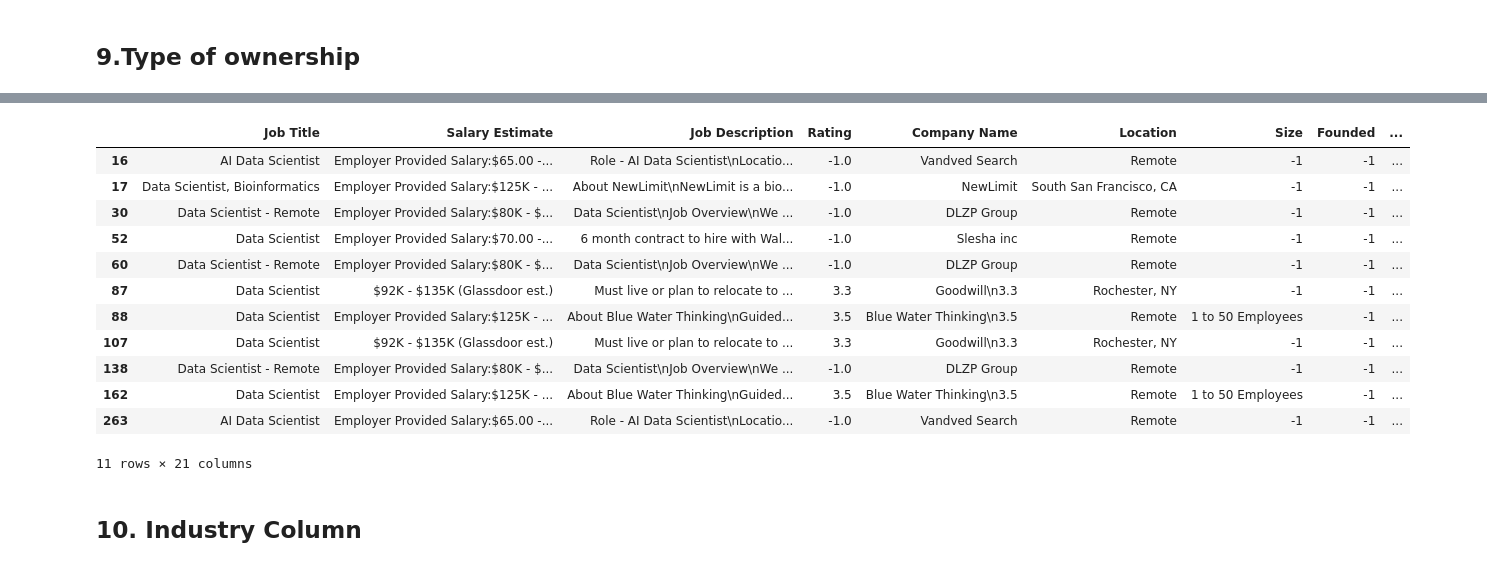
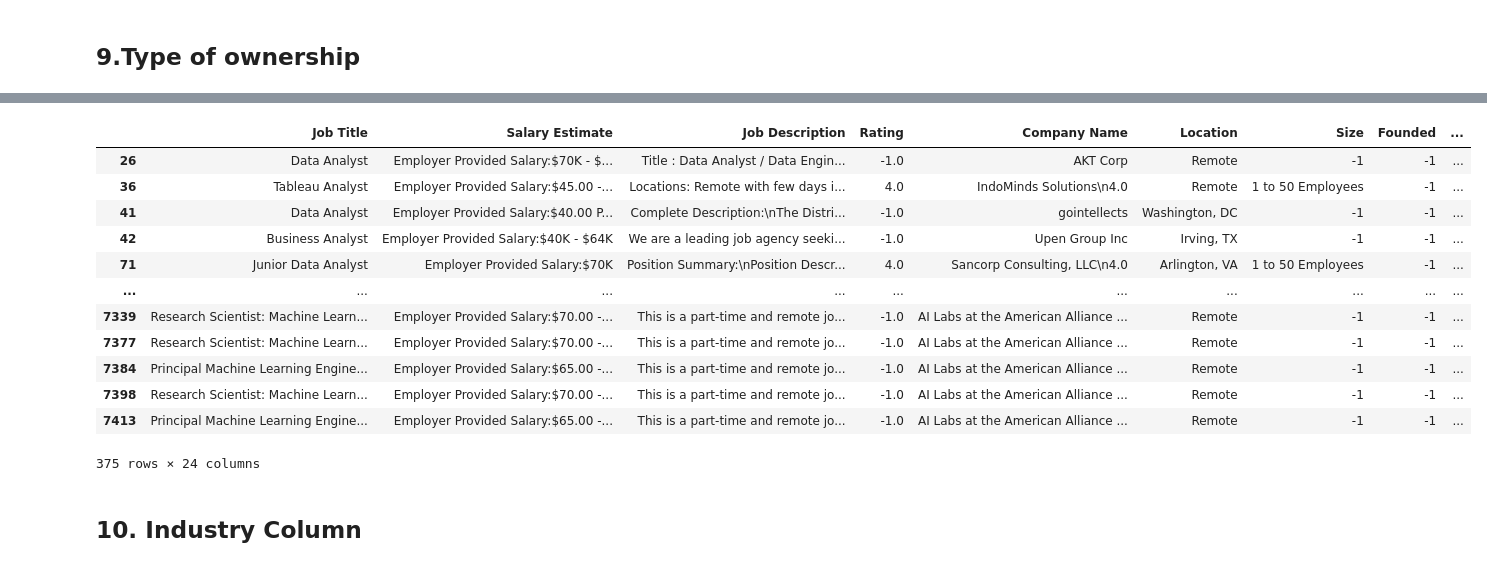
Before and after one commit to AlyAEE/Data-Roles-Salary-Prediction-Project, a Jupyter notebook: Notebooks/02.DataPreprocessing.ipynb, the cells around one changed output, grey strips where cells are left out. Cells and saved outputs as stored; diff of their text form; code cells hidden in the pictures.

```diff
--- a/Notebooks/02.DataPreprocessing.ipynb
+++ b/Notebooks/02.DataPreprocessing.ipynb
@@ -570,6 +790,7 @@ Name: Size, dtype: int64
 ### 2. Figure Out where the -1 values coming From
 ### 3. Search for the Founded year for the companies that have alot of appearances in the df and replace the values
 # %%
+raw_df = raw_df.copy()
 raw_df['age']= raw_df.Founded.apply(lambda x: x if x < 1 else 2023 - x)
 # %%
 len(raw_df[raw_df['age'] == -1])
@@ -676,10 +909,10 @@ Contract                            2
 Name: Type of ownership, dtype: int64
 # %%
-raw_df.loc[raw_df['Type of ownership'] == '-1', 'Type of ownership'] = '-1'
+raw_df.loc[raw_df['Type of ownership'] == '-1', 'Type of ownership'] = -1
 # %%
-raw_df.loc[raw_df['Type of ownership'] == 'Unknown', 'Type of ownership'] = '-1'
+raw_df.loc[raw_df['Type of ownership'] == 'Unknown', 'Type of ownership'] = -1
 # %%
-raw_df.loc[raw_df['Type of ownership'] == 'Contract', 'Type of ownership'] = '-1'
+raw_df.loc[raw_df['Type of ownership'] == 'Contract', 'Type of ownership'] = -1
 # %%
 raw_df['Type of ownership'].value_counts()
 # %% [output]
@@ -721,20 +962,20 @@ Hospital                    4
 Name: Type of ownership, dtype: int64
 # %%
-raw_df[raw_df['Type of ownership'] == '-1']
+raw_df[raw_df['Type of ownership'] == -1]
 # %% [output]
 |  | Job Title | Salary Estimate | Job Description | Rating | Company Name | Location | Size | Founded | ... |
-| 16 | AI Data Scientist | Employer Provided Salary:$65.00 -... | Role - AI Data Scientist\nLocatio... | -1.0 | Vandved Search | Remote | -1 | -1 | ... |
-| 17 | Data Scientist, Bioinformatics | Employer Provided Salary:$125K - ... | About NewLimit\nNewLimit is a bio... | -1.0 | NewLimit | South San Francisco, CA | -1 | -1 | ... |
-| 30 | Data Scientist - Remote | Employer Provided Salary:$80K - $... | Data Scientist\nJob Overview\nWe ... | -1.0 | DLZP Group | Remote | -1 | -1 | ... |
-| 52 | Data Scientist | Employer Provided Salary:$70.00 -... | 6 month contract to hire with Wal... | -1.0 | Slesha inc | Remote | -1 | -1 | ... |
-| 60 | Data Scientist - Remote | Employer Provided Salary:$80K - $... | Data Scientist\nJob Overview\nWe ... | -1.0 | DLZP Group | Remote | -1 | -1 | ... |
-| 87 | Data Scientist | $92K - $135K (Glassdoor est.) | Must live or plan to relocate to ... | 3.3 | Goodwill\n3.3 | Rochester, NY | -1 | -1 | ... |
-| 88 | Data Scientist | Employer Provided Salary:$125K - ... | About Blue Water Thinking\nGuided... | 3.5 | Blue Water Thinking\n3.5 | Remote | 1 to 50 Employees | -1 | ... |
-| 107 | Data Scientist | $92K - $135K (Glassdoor est.) | Must live or plan to relocate to ... | 3.3 | Goodwill\n3.3 | Rochester, NY | -1 | -1 | ... |
-| 138 | Data Scientist - Remote | Employer Provided Salary:$80K - $... | Data Scientist\nJob Overview\nWe ... | -1.0 | DLZP Group | Remote | -1 | -1 | ... |
-| 162 | Data Scientist | Employer Provided Salary:$125K - ... | About Blue Water Thinking\nGuided... | 3.5 | Blue Water Thinking\n3.5 | Remote | 1 to 50 Employees | -1 | ... |
-| 263 | AI Data Scientist | Employer Provided Salary:$65.00 -... | Role - AI Data Scientist\nLocatio... | -1.0 | Vandved Search | Remote | -1 | -1 | ... |
+| 26 | Data Analyst | Employer Provided Salary:$70K - $... | Title : Data Analyst / Data Engin... | -1.0 | AKT Corp | Remote | -1 | -1 | ... |
+| 36 | Tableau Analyst | Employer Provided Salary:$45.00 -... | Locations: Remote with few days i... | 4.0 | IndoMinds Solutions\n4.0 | Remote | 1 to 50 Employees | -1 | ... |
+| 41 | Data Analyst | Employer Provided Salary:$40.00 P... | Complete Description:\nThe Distri... | -1.0 | gointellects | Washington, DC | -1 | -1 | ... |
+| 42 | Business Analyst | Employer Provided Salary:$40K - $64K | We are a leading job agency seeki... | -1.0 | Upen Group Inc | Irving, TX | -1 | -1 | ... |
+| 71 | Junior Data Analyst | Employer Provided Salary:$70K | Position Summary:\nPosition Descr... | 4.0 | Sancorp Consulting, LLC\n4.0 | Arlington, VA | 1 to 50 Employees | -1 | ... |
+| ... | ... | ... | ... | ... | ... | ... | ... | ... | ... |
+| 7339 | Research Scientist: Machine Learn... | Employer Provided Salary:$70.00 -... | This is a part-time and remote jo... | -1.0 | AI Labs at the American Alliance ... | Remote | -1 | -1 | ... |
+| 7377 | Research Scientist: Machine Learn... | Employer Provided Salary:$70.00 -... | This is a part-time and remote jo... | -1.0 | AI Labs at the American Alliance ... | Remote | -1 | -1 | ... |
+| 7384 | Principal Machine Learning Engine... | Employer Provided Salary:$65.00 -... | This is a part-time and remote jo... | -1.0 | AI Labs at the American Alliance ... | Remote | -1 | -1 | ... |
+| 7398 | Research Scientist: Machine Learn... | Employer Provided Salary:$70.00 -... | This is a part-time and remote jo... | -1.0 | AI Labs at the American Alliance ... | Remote | -1 | -1 | ... |
+| 7413 | Principal Machine Learning Engine... | Employer Provided Salary:$65.00 -... | This is a part-time and remote jo... | -1.0 | AI Labs at the American Alliance ... | Remote | -1 | -1 | ... |
-11 rows × 21 columns
+375 rows × 24 columns
 # %% [markdown]
 ## 10. Industry Column
 # %%
```
Also changed, not shown: parts of 101 cells of this notebook, 5 other files.
